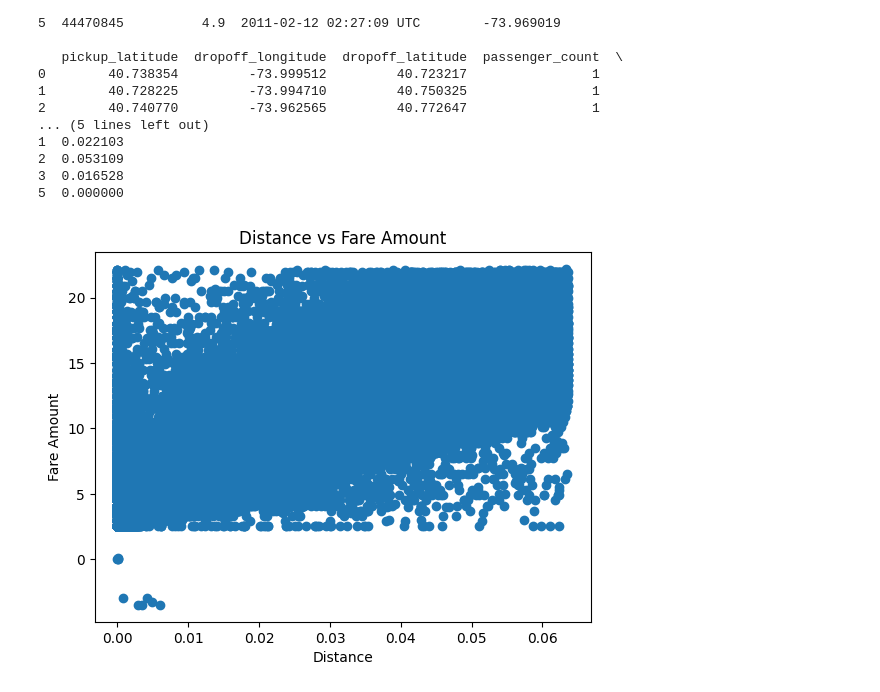
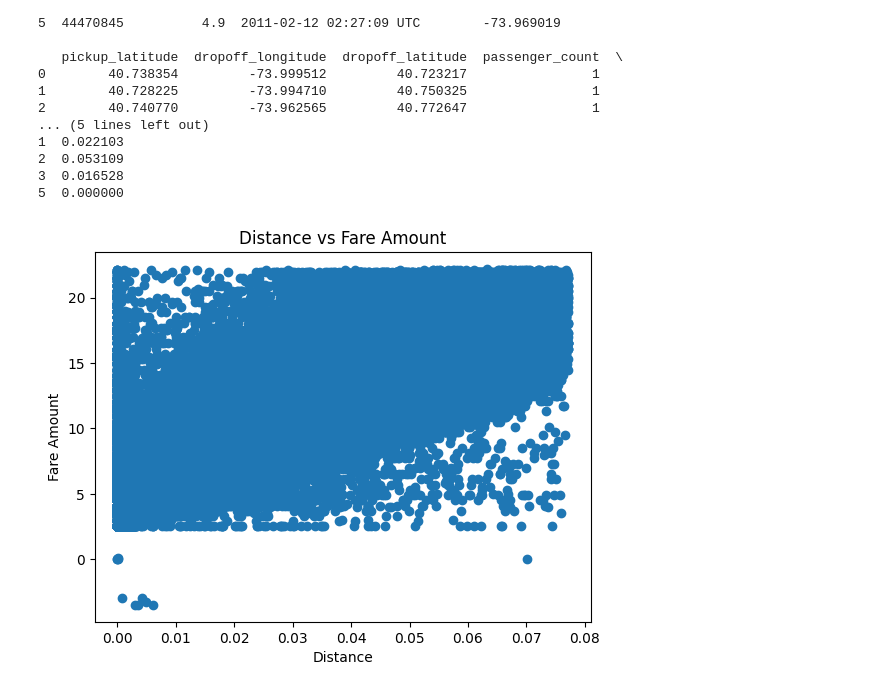
Before and after one commit to Rudra-pointer/pyml, a Jupyter notebook: assignment_3.ipynb, the cells around one changed output. Saved outputs shown, nothing was run; the diff lists cells and outputs as text; code cells hidden in the pictures.

```diff
--- a/assignment_3.ipynb
+++ b/assignment_3.ipynb
@@ -78,16 +78,16 @@ Data after removing outliers:
 # %%
 import matplotlib.pyplot as plt
 
-plt.scatter(df["distance"], df["fare_amount"])
+plt.scatter(df_cleaned["distance"], df_cleaned["fare_amount"])
 
 plt.xlabel("Distance")
 plt.ylabel("Fare Amount")
 
 plt.title("Distance vs Fare Amount")
 
 plt.show()
 # %% [output]
-[figure, old version]
+[figure, new version]
 # %%
 # There is a positive relationship between distance and fare amount.
 # As distance increases, fare amount also generally increases.
```
